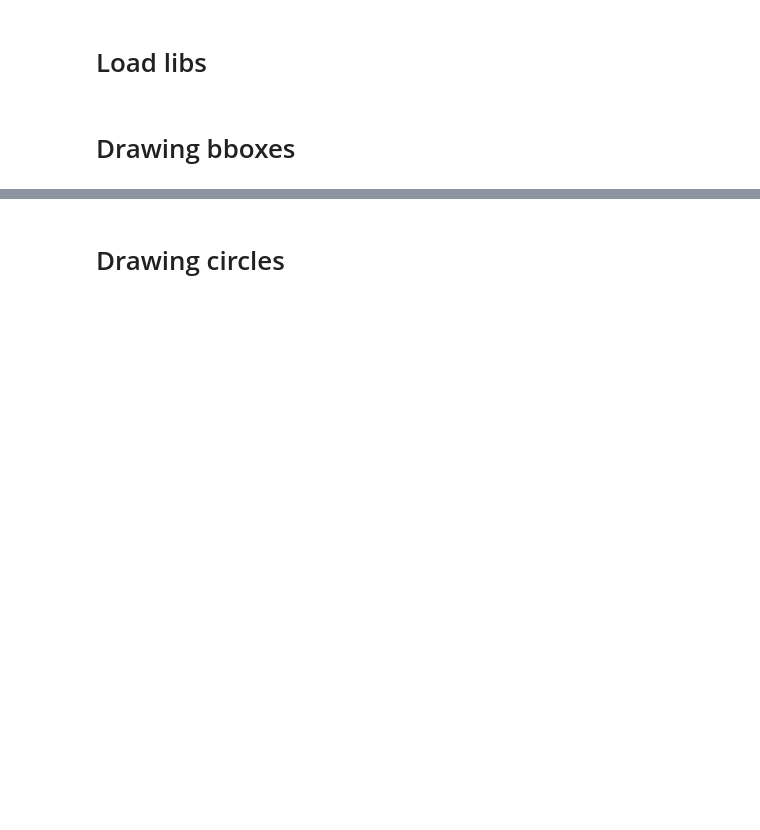
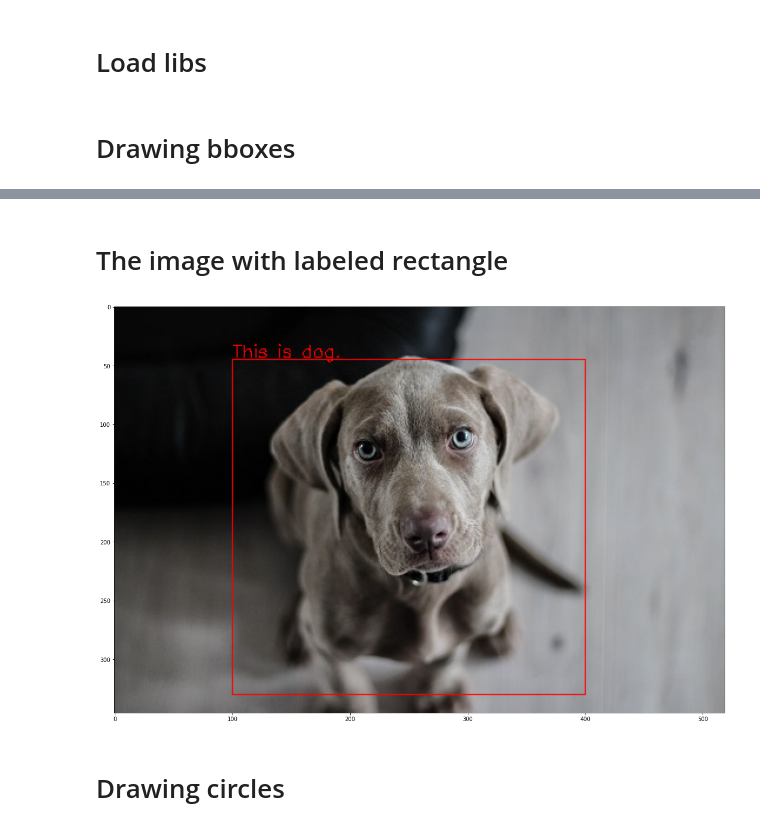
Before and after one commit to grafiszti/itb, a Jupyter notebook: notebooks/Examples drawing on images.ipynb, the cells around one changed output, grey strips where cells are left out. Saved outputs shown, nothing was run; the diff lists cells and outputs as text; code cells hidden in the pictures; blank space fills up the shorter version.

```diff
--- a/notebooks/Examples drawing on images.ipynb
+++ b/notebooks/Examples drawing on images.ipynb
@@ -56,3 +60,9 @@ draw(img, fig_size=(5, 5))
+# %% [markdown]
+# The image with labeled rectangle
+# %%
+draw(add_rectangles(read(TEST_IMG_1), [[100, 45, 400, 330]], labels=["This is dog."]))
+# %% [output]
+[figure, added]
 # %% [markdown]
 # Drawing circles
 # %%
```
Also changed, not shown: parts of 2 cells of this notebook, 1 other file.
